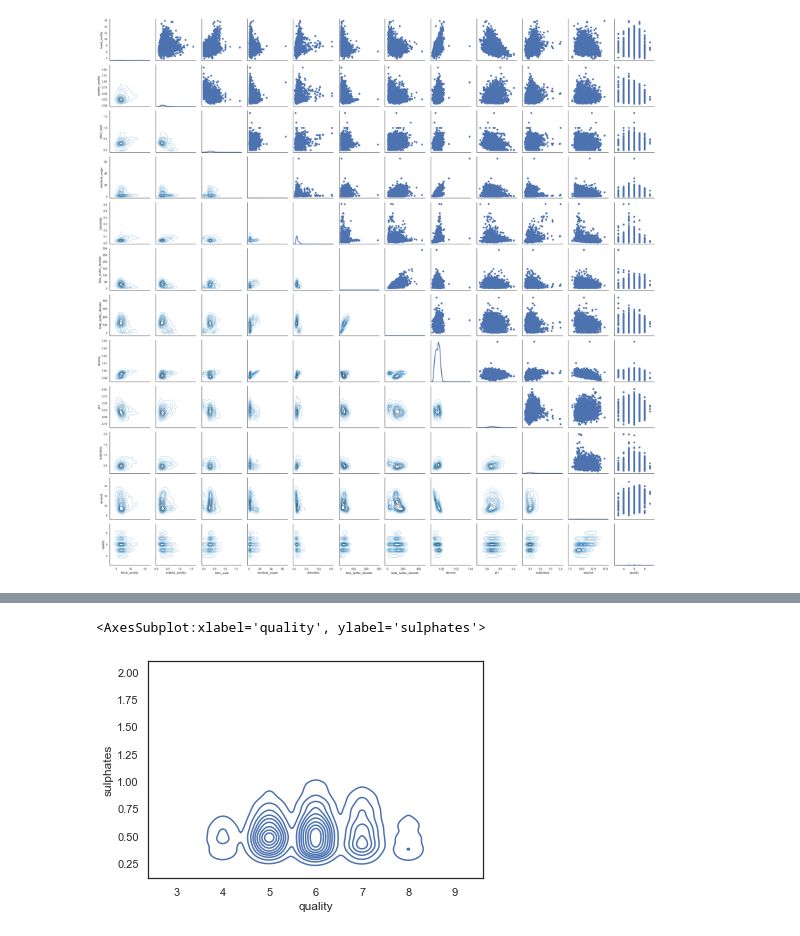
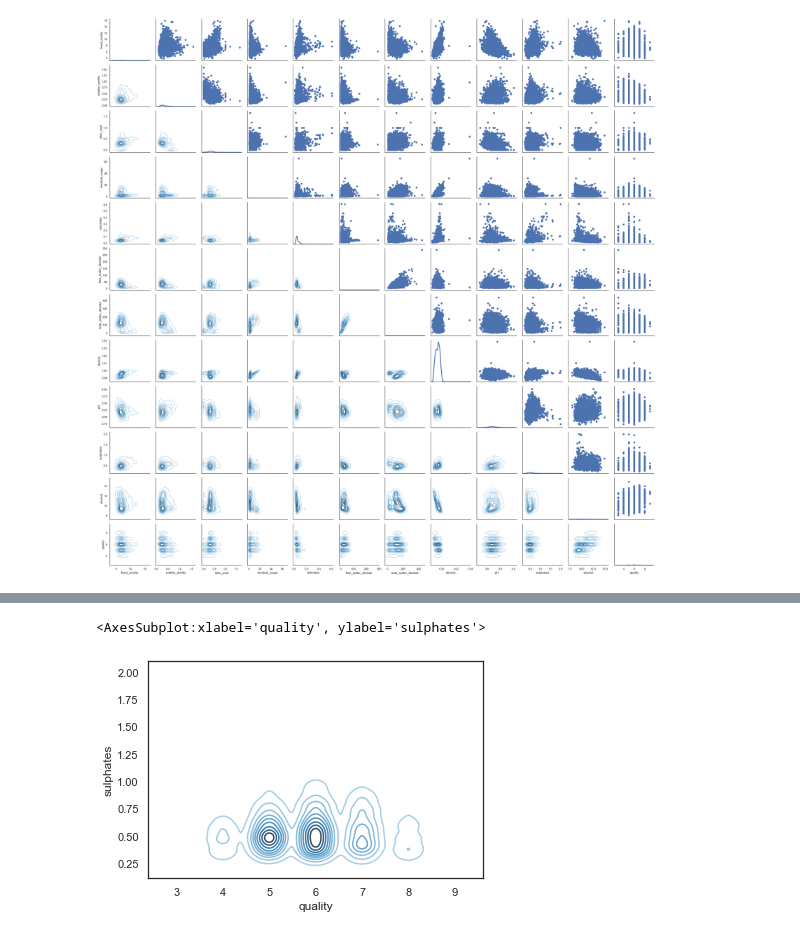
Before and after one commit to Milagros-cucu/ML100Days, a Jupyter notebook: Homework/D22 Visualization 作業.ipynb, the cells around one changed output, grey strips where cells are left out. Drawn from its saved outputs; the diff is of its cells as text; code cells hidden in the pictures.

```diff
--- a/Homework/D22 Visualization 作業.ipynb
+++ b/Homework/D22 Visualization 作業.ipynb
@@ -205,5 +211,5 @@ plt.show()
 # %%
-sb.kdeplot(x= "quality", y = "sulphates", data = df_all)
+sb.kdeplot(x= "quality", y = "sulphates", data = df_all, cmap = "Blues_d")
 # %% [output]
 <AxesSubplot:xlabel='quality', ylabel='sulphates'>
-[figure, old version]
+[figure, new version]
```
Also changed, not shown: parts of 2 cells of this notebook.
